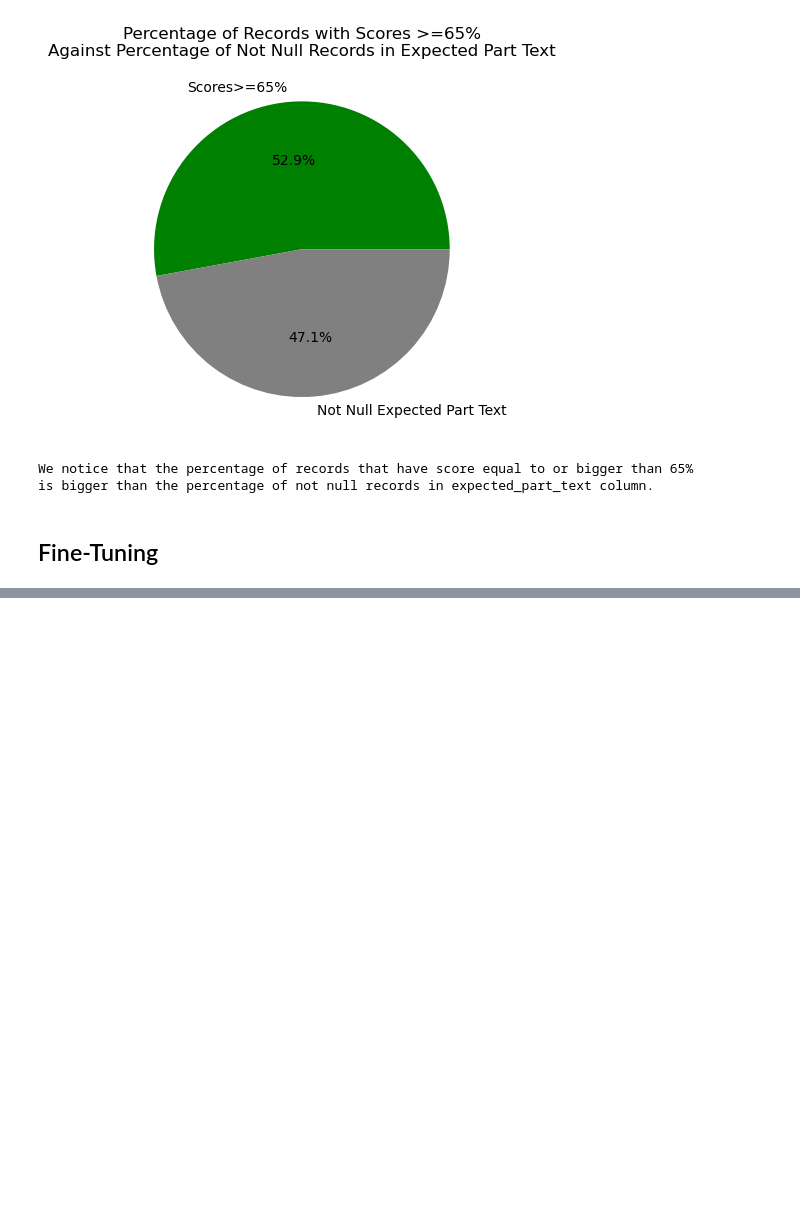
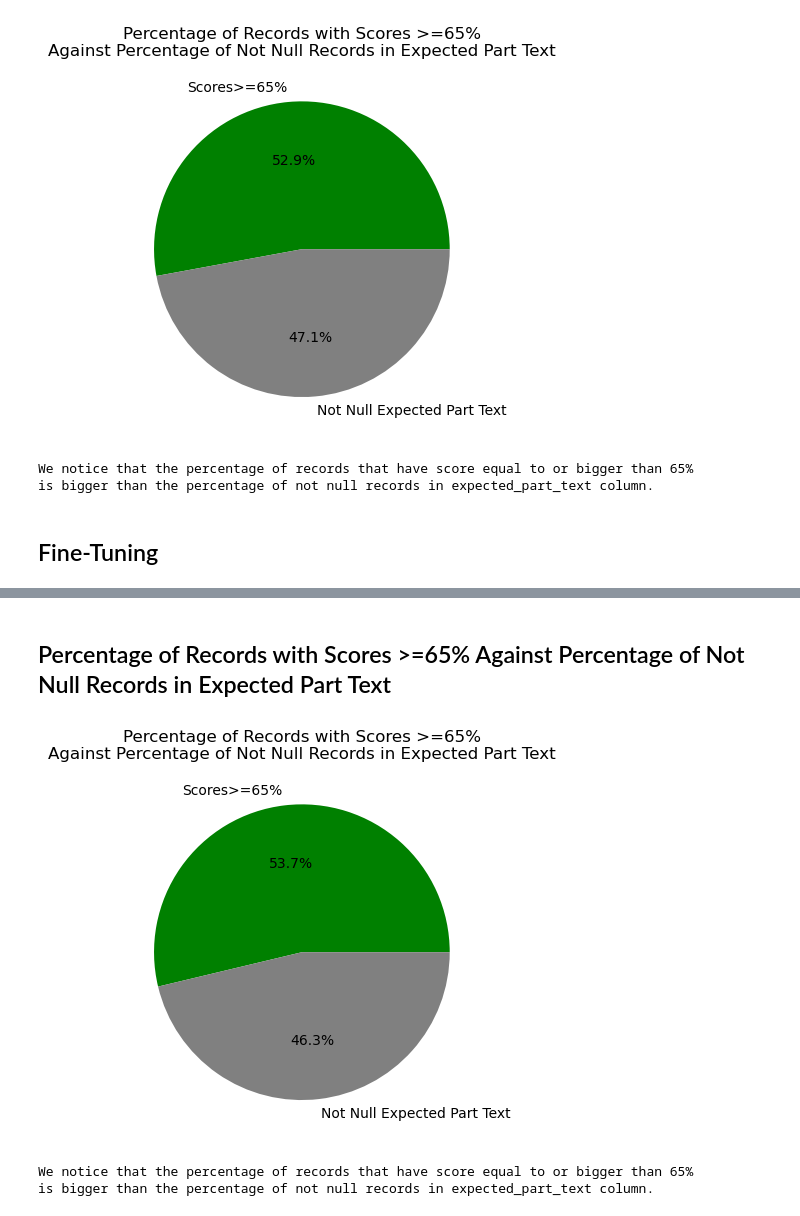
Before and after one commit to MayarAlZerki/nlp-task, a Jupyter notebook: German Company Assessment.ipynb, the cells around one changed output, grey strips where cells are left out. Cells and saved outputs as stored; diff of their text form; code cells hidden in the pictures; blank space fills up the shorter version.

```diff
--- a/German Company Assessment.ipynb
+++ b/German Company Assessment.ipynb
@@ -540,0 +741,22 @@ TypeError: default_collate: batch must contain tensors, numpy arrays, numbers, d
+# %% [markdown]
+## Percentage of Records with Scores >=65% Against Percentage of Not Null Records in Expected Part Text
+# %%
+total_records = len(fine_tuned_df) # 318
+high_score_records = len(fine_tuned_df[fine_tuned_df['score']*100>=65]) # 150
+not_null_text = fine_tuned_df['extracted_part_text'].notnull().sum() # 130
+
+high_score_percentage = (high_score_records*100)/total_records # 53.6%
+not_null_percentage = (not_null_text*100)/total_records # 46.4%
+
+values = [high_score_percentage, not_null_percentage]
+labels = ['Scores>=65%', 'Not Null Expected Part Text']
+plt.pie(values, labels = labels, autopct='%1.1f%%', colors=['green','gray'])
+plt.title('Percentage of Records with Scores >=65%\nAgainst Percentage of Not Null Records in Expected Part Text')
+plt.show()
+
+print('We notice that the percentage of records that have score equal to or bigger than 65%\n'+
+      'is bigger than the percentage of not null records in expected_part_text column.')
+# %% [output]
+[figure, added]
+We notice that the percentage of records that have score equal to or bigger than 65%
+is bigger than the percentage of not null records in expected_part_text column.
```
Also changed, not shown: parts of 31 cells of this notebook.
